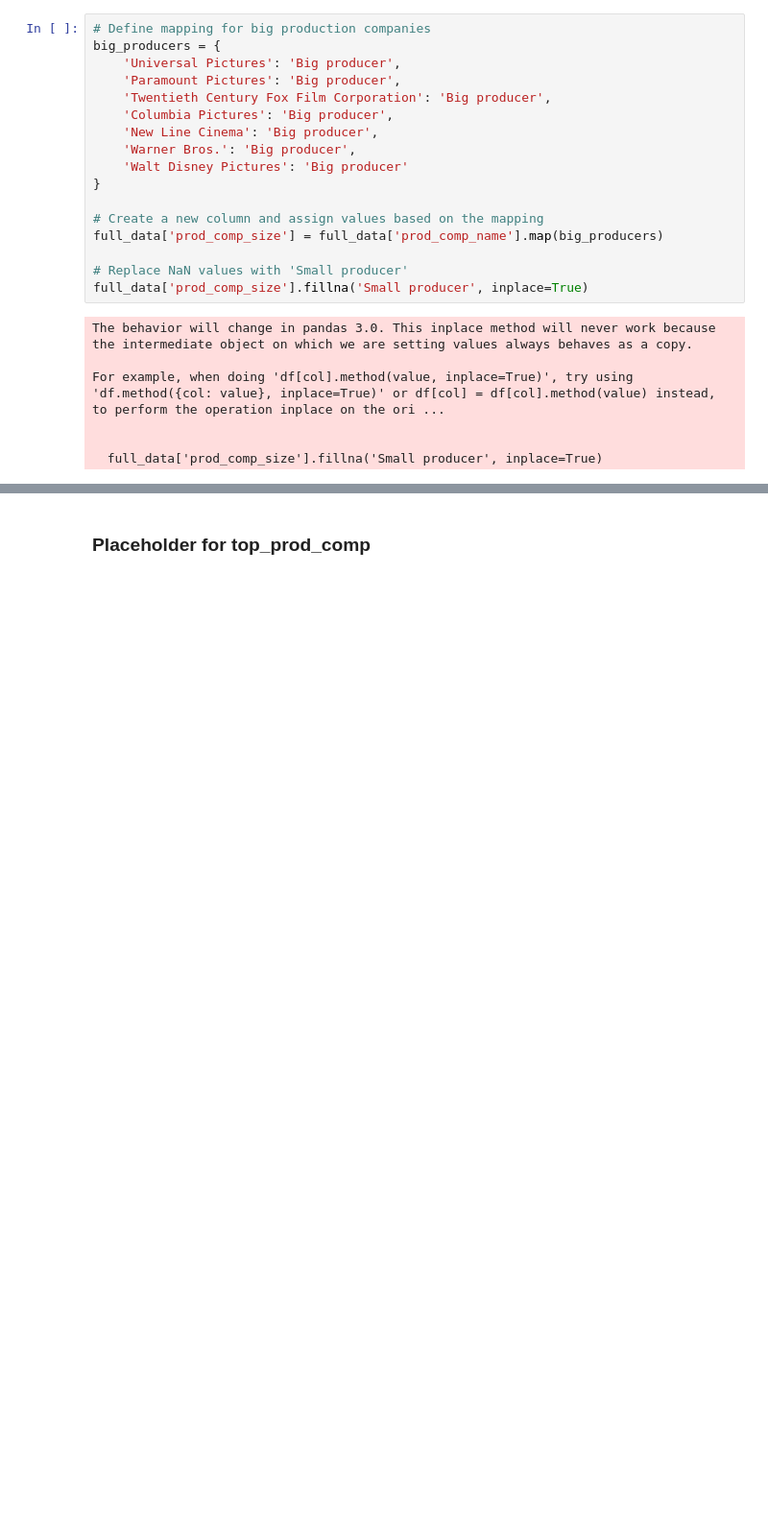
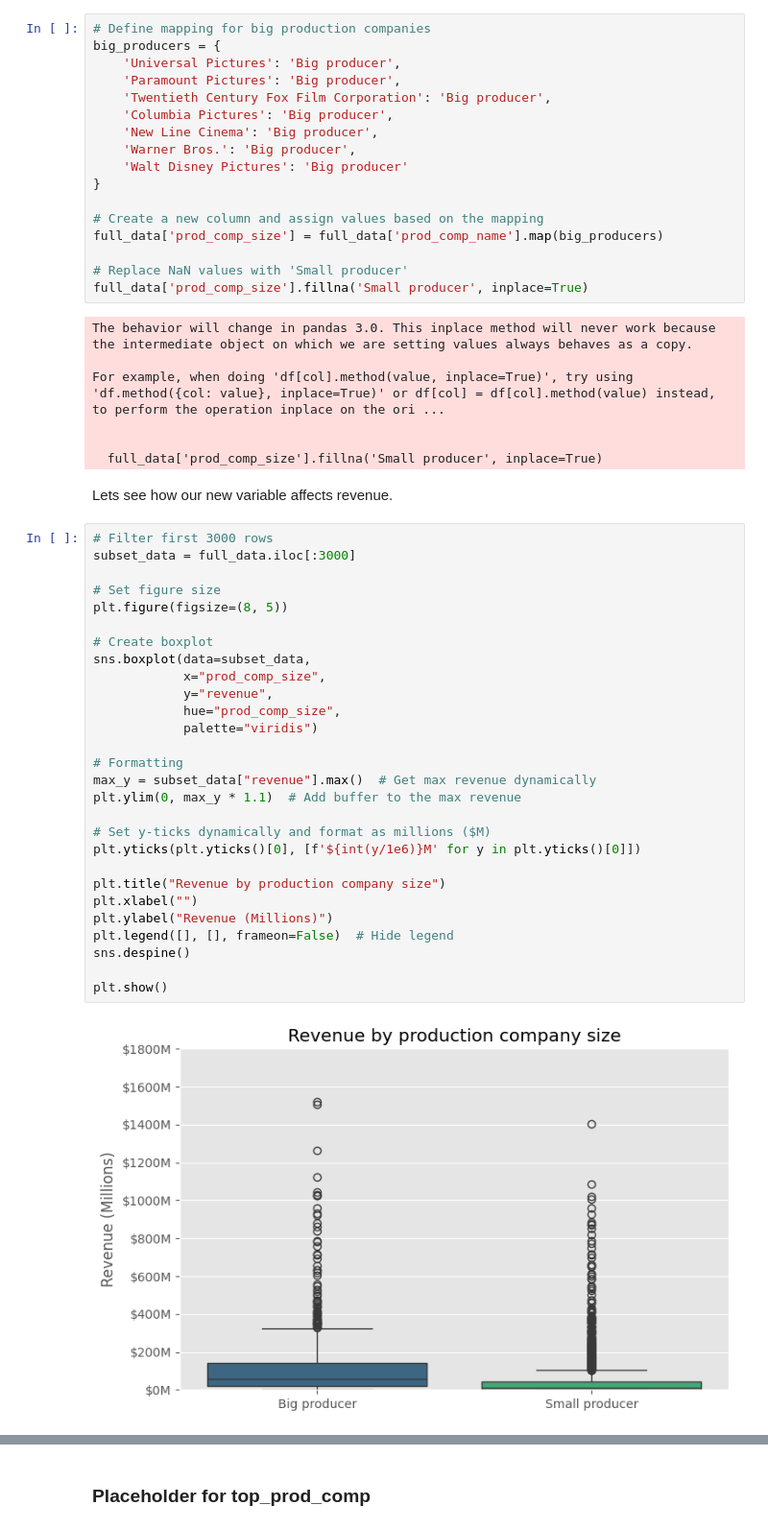
Before and after one commit to ES-Abdellatif/box-office-predictions, a Jupyter notebook: BoxOffice_Predictions_PyDraft.ipynb, the cells around one changed output, grey strips where cells are left out. Shown at 96% size. Cells and saved outputs as stored; diff of their text form; blank space fills up the shorter version.

Commit message:
Adding Revenue by Production Size

```diff
--- a/BoxOffice_Predictions_PyDraft.ipynb
+++ b/BoxOffice_Predictions_PyDraft.ipynb
@@ -483,3 +483,35 @@ For example, when doing 'df[col].method(value, inplace=True)', try using 'df.met
 
 
   full_data['prod_comp_size'].fillna('Small producer', inplace=True)
+# %% [markdown]
+Lets see how our new variable affects revenue.
+# %%
+# Filter first 3000 rows
+subset_data = full_data.iloc[:3000]
+
+# Set figure size
+plt.figure(figsize=(8, 5))
+
+# Create boxplot
+sns.boxplot(data=subset_data,
+            x="prod_comp_size",
+            y="revenue",
+            hue="prod_comp_size",
+            palette="viridis")
+
+# Formatting
+max_y = subset_data["revenue"].max()  # Get max revenue dynamically
+plt.ylim(0, max_y * 1.1)  # Add buffer to the max revenue
+
+# Set y-ticks dynamically and format as millions ($M)
+plt.yticks(plt.yticks()[0], [f'${int(y/1e6)}M' for y in plt.yticks()[0]])
+
+plt.title("Revenue by production company size")
+plt.xlabel("")
+plt.ylabel("Revenue (Millions)")
+plt.legend([], [], frameon=False)  # Hide legend
+sns.despine()
+
+plt.show()
+# %% [output]
+[figure, added]
```
Also changed, not shown: parts of 1 cell of this notebook.
